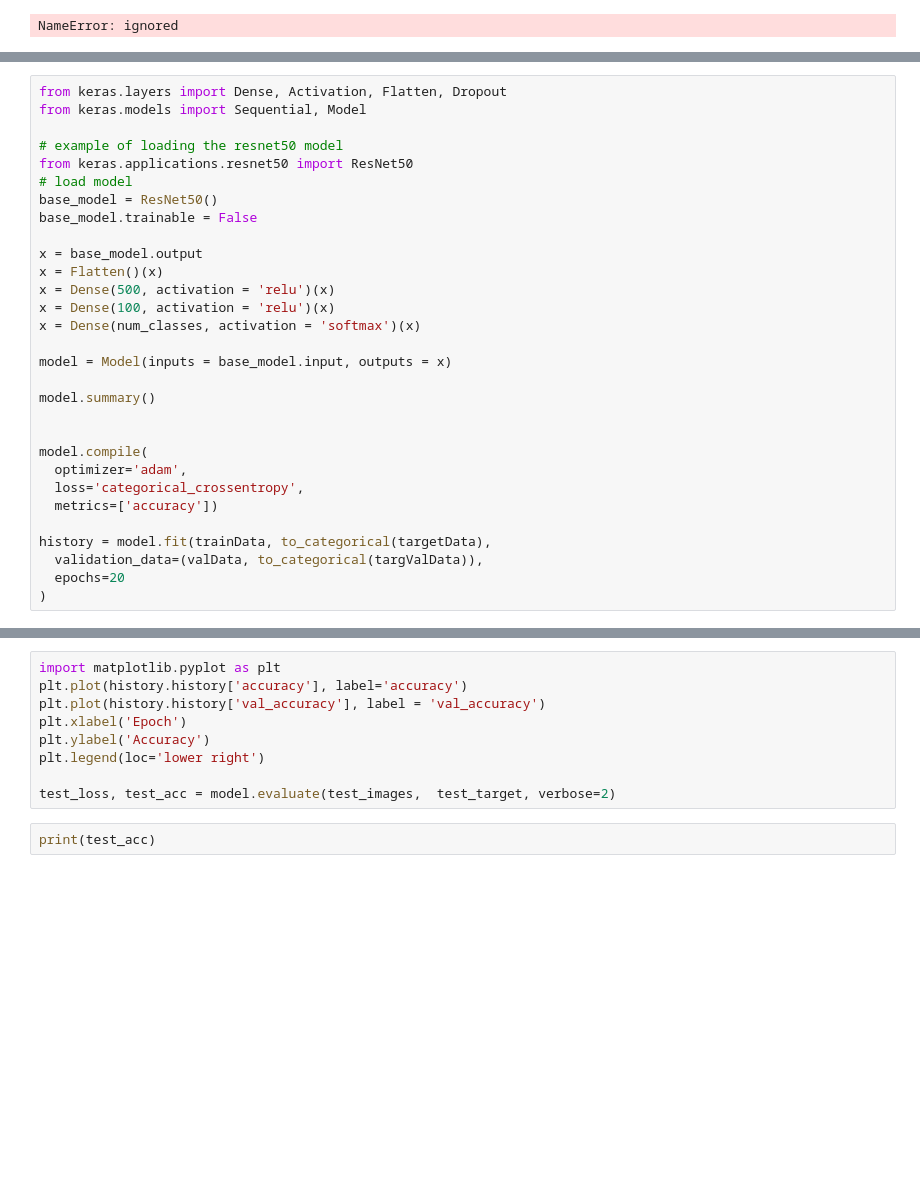
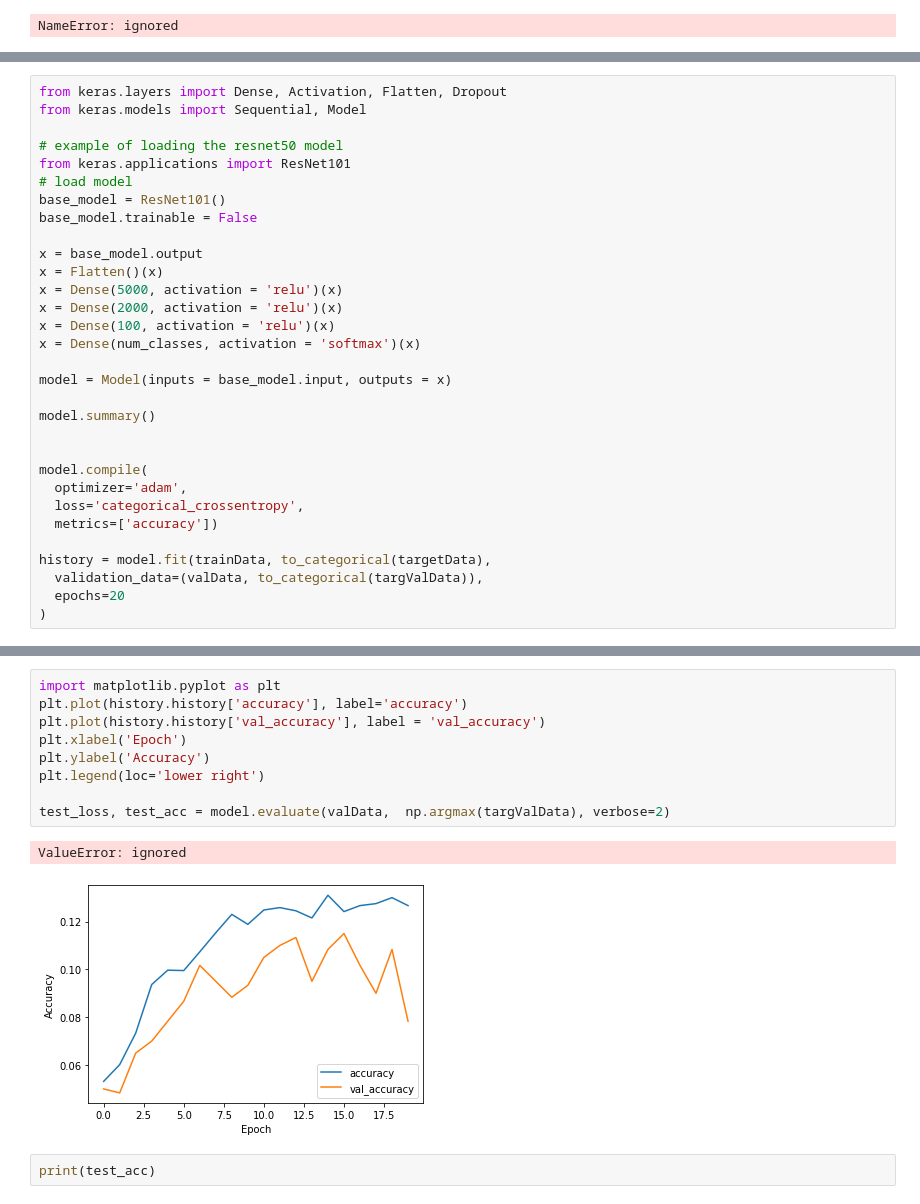
Before and after one commit to elishatofunmi/miscellaneous, a Jupyter notebook: plantnosis/Plant_analysis.ipynb, the cells around one changed output, grey strips where cells are left out. Drawn from its saved outputs; the diff is of its cells as text; blank space fills up the shorter version.

```diff
--- a/plantnosis/Plant_analysis.ipynb
+++ b/plantnosis/Plant_analysis.ipynb
@@ -671,14 +673,15 @@ from keras.layers import Dense, Activation, Flatten, Dropout
 from keras.models import Sequential, Model
 
 # example of loading the resnet50 model
-from keras.applications.resnet50 import ResNet50
+from keras.applications import ResNet101
 # load model
-base_model = ResNet50()
+base_model = ResNet101()
 base_model.trainable = False
 
 x = base_model.output
 x = Flatten()(x)
-x = Dense(500, activation = 'relu')(x)
+x = Dense(5000, activation = 'relu')(x)
+x = Dense(2000, activation = 'relu')(x)
 x = Dense(100, activation = 'relu')(x)
 x = Dense(num_classes, activation = 'softmax')(x)
 
@@ -717,12 +720,15 @@ Epoch 20/20
 # %%
 import matplotlib.pyplot as plt
 plt.plot(history.history['accuracy'], label='accuracy')
 plt.plot(history.history['val_accuracy'], label = 'val_accuracy')
 plt.xlabel('Epoch')
 plt.ylabel('Accuracy')
 plt.legend(loc='lower right')
 
-test_loss, test_acc = model.evaluate(test_images,  test_target, verbose=2)
+test_loss, test_acc = model.evaluate(valData,  np.argmax(targValData), verbose=2)
+# %% [output]
+ValueError: ignored
+[figure, added]
 # %%
 print(test_acc)
 # %%
```
Also changed, not shown: parts of 2 cells of this notebook.
